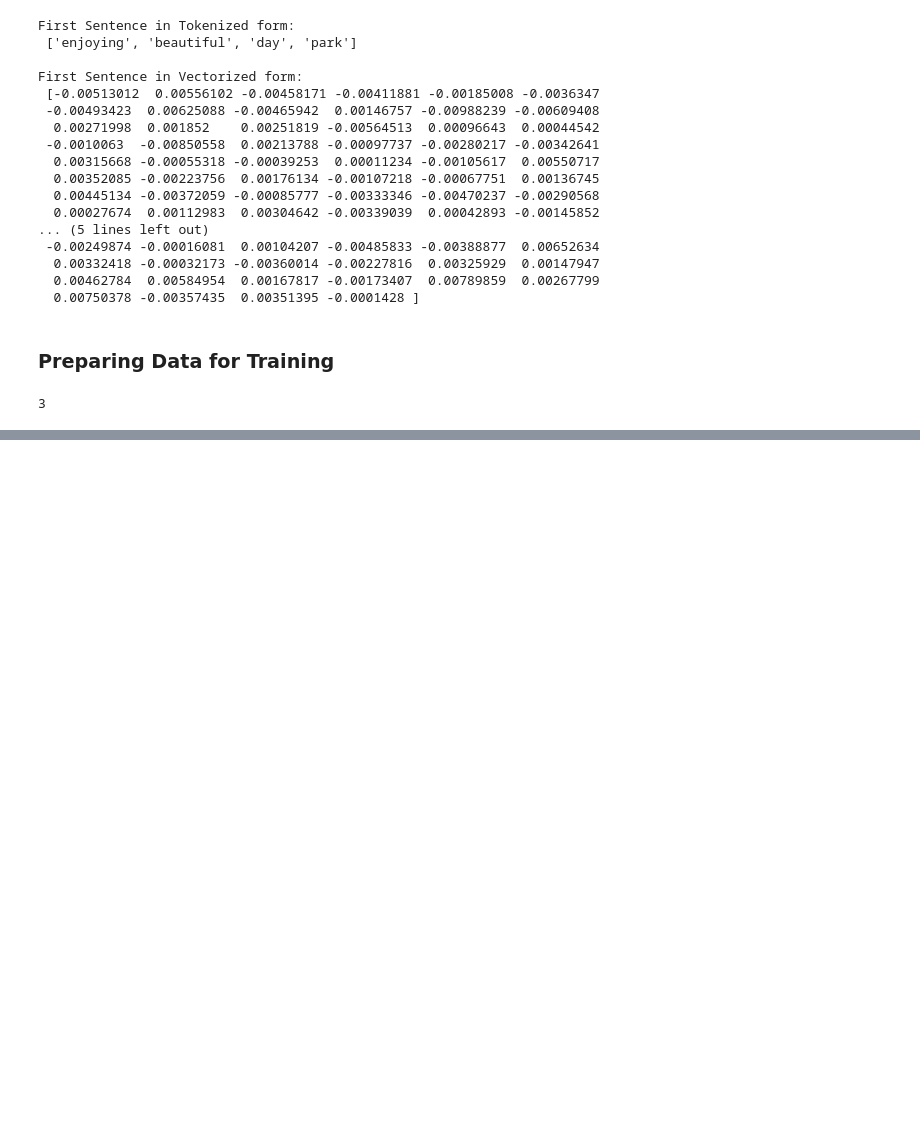
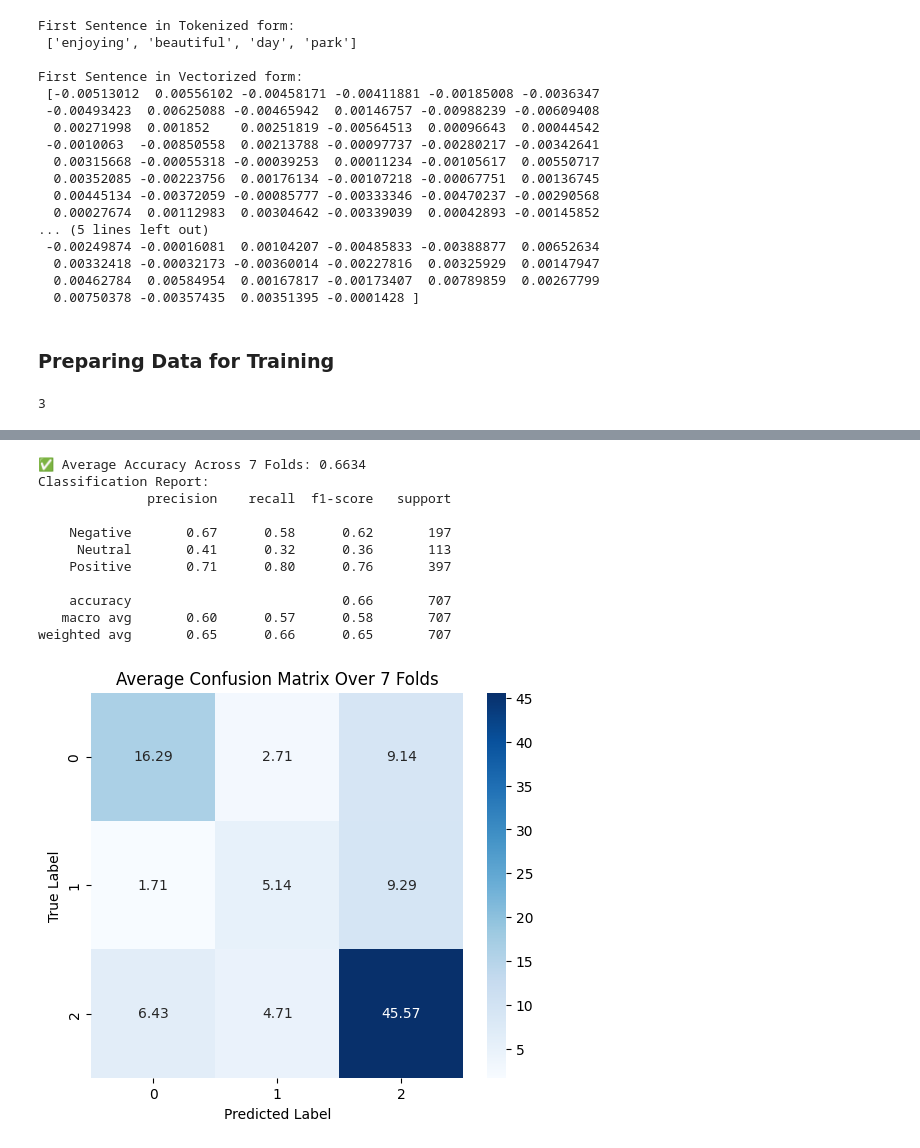
Before and after one commit to Ankur7470/nlp-assignment2, a Jupyter notebook: NLP_assgn2_task2.ipynb, the cells around one changed output, grey strips where cells are left out. Drawn from its saved outputs; the diff is of its cells as text; code cells hidden in the pictures; blank space fills up the shorter version.

Commit message:
Added k-fold validation

```diff
--- a/NLP_assgn2_task2.ipynb
+++ b/NLP_assgn2_task2.ipynb
@@ -665,0 +727,36 @@ torch.save(model, f"./models/model_{timestamp}.pth")
+# %%
+
+# Compute average accuracy
+avg_accuracy = np.mean(accuracies)
+print(f"\n✅ Average Accuracy Across {k_folds} Folds: {avg_accuracy:.4f}")
+
+
+
+
+print("Classification Report:")
+print(classification_report(
+    all_y_true, all_y_pred, target_names=['Negative', 'Neutral', 'Positive']
+))
+
+avg_cm = np.mean(conf_matrices, axis=0)
+
+# Plot confusion matrix
+plt.figure(figsize=(6,5))
+sns.heatmap(avg_cm, annot=True, fmt=".2f", cmap="Blues", xticklabels=np.unique(y), yticklabels=np.unique(y))
+plt.xlabel("Predicted Label")
+plt.ylabel("True Label")
+plt.title(f"Average Confusion Matrix Over {k_folds} Folds")
+plt.show()
+# %% [output]
+✅ Average Accuracy Across 7 Folds: 0.6634
+Classification Report:
+              precision    recall  f1-score   support
+
+    Negative       0.67      0.58      0.62       197
+     Neutral       0.41      0.32      0.36       113
+    Positive       0.71      0.80      0.76       397
+
+    accuracy                           0.66       707
+   macro avg       0.60      0.57      0.58       707
+weighted avg       0.65      0.66      0.65       707
+[figure, added]
```
Also changed, not shown: parts of 17 cells of this notebook, 1 other file.
